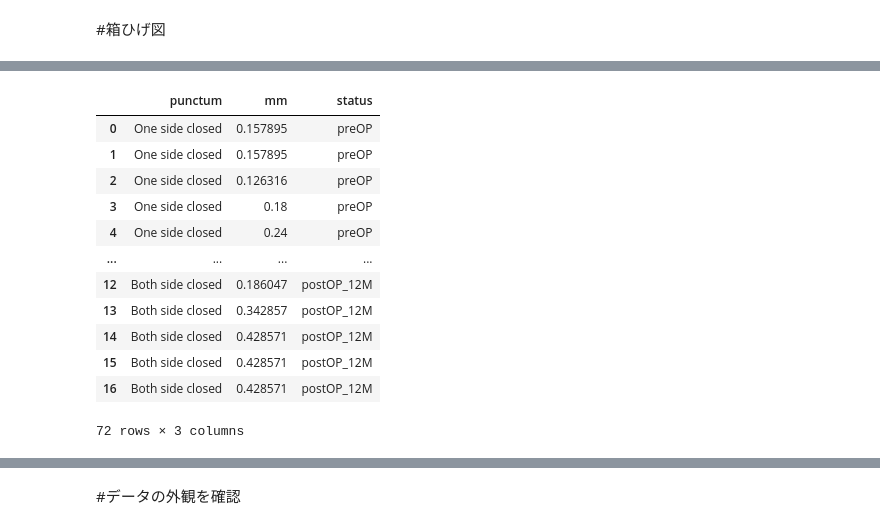
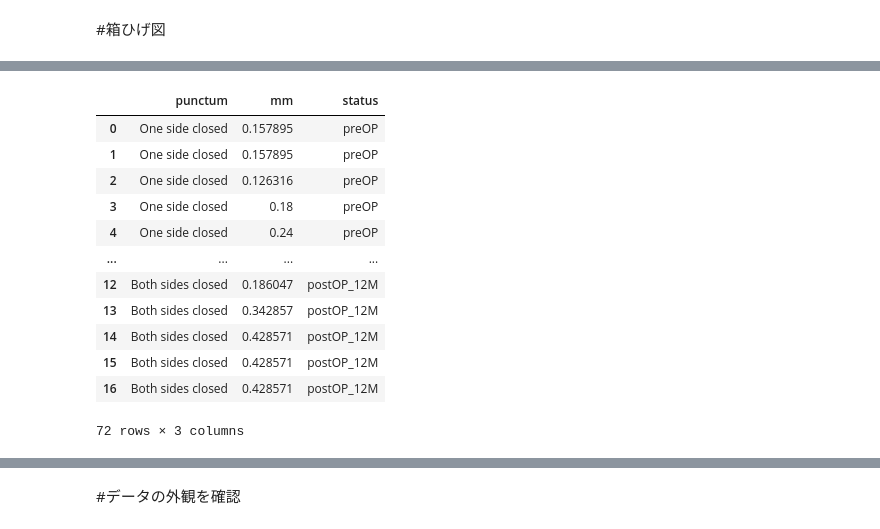
Before and after one commit to ykitaguchi77/statistics_for_articles, a Jupyter notebook: Canalicular_excision.ipynb, the cells around one changed output, grey strips where cells are left out. Cells and saved outputs as stored; diff of their text form; code cells hidden in the pictures.

```diff
--- a/Canalicular_excision.ipynb
+++ b/Canalicular_excision.ipynb
@@ -383,45 +504,45 @@ for i in range(len(df_single)):
     df_single_TM_pre.loc[i, "status"] = "preOP"
 
 for i in range(len(df_double)):
-    df_double_TM_pre.loc[i, "punctum"] = "Both side closed"
+    df_double_TM_pre.loc[i, "punctum"] = "Both sides closed"
     df_double_TM_pre.loc[i, "mm"] = df_doubles.loc[i, "TM_pre_mm"]
     df_double_TM_pre.loc[i, "status"] = "preOP"
 
 for i in range(len(df_single)):
     df_single_TM_3M.loc[i, "punctum"] = "One side closed"
     df_single_TM_3M.loc[i, "mm"] = df_singles.loc[i, "TM_3M_mm"]
     df_single_TM_3M.loc[i, "status"] = "postOP_3M"
 
 for i in range(len(df_double)):
-    df_double_TM_3M.loc[i, "punctum"] = "Both side closed"
+    df_double_TM_3M.loc[i, "punctum"] = "Both sides closed"
     df_double_TM_3M.loc[i, "mm"] = df_doubles.loc[i, "TM_3M_mm"]
     df_double_TM_3M.loc[i, "status"] = "postOP_3M"
 
 for i in range(len(df_single)):
     df_single_TM_12M.loc[i, "punctum"] = "One side closed"
     df_single_TM_12M.loc[i, "mm"] = df_singles.loc[i, "TM_12M_mm"]
     df_single_TM_12M.loc[i, "status"] = "postOP_12M"
 
 for i in range(len(df_double)):
-    df_double_TM_12M.loc[i, "punctum"] = "Both side closed"
+    df_double_TM_12M.loc[i, "punctum"] = "Both sides closed"
     df_double_TM_12M.loc[i, "mm"] = df_doubles.loc[i, "TM_12M_mm"]
     df_double_TM_12M.loc[i, "status"] = "postOP_12M"
 
 df_TM = pd.concat([df_single_TM_pre, df_double_TM_pre, df_single_TM_3M, df_double_TM_3M, df_single_TM_12M, df_double_TM_12M], axis=0)
 df_TM
 # %% [output]
 |  | punctum | mm | status |
 | 0 | One side closed | 0.157895 | preOP |
 | 1 | One side closed | 0.157895 | preOP |
 | 2 | One side closed | 0.126316 | preOP |
 | 3 | One side closed | 0.18 | preOP |
 | 4 | One side closed | 0.24 | preOP |
 | ... | ... | ... | ... |
-| 12 | Both side closed | 0.186047 | postOP_12M |
-| 13 | Both side closed | 0.342857 | postOP_12M |
-| 14 | Both side closed | 0.428571 | postOP_12M |
-| 15 | Both side closed | 0.428571 | postOP_12M |
-| 16 | Both side closed | 0.428571 | postOP_12M |
+| 12 | Both sides closed | 0.186047 | postOP_12M |
+| 13 | Both sides closed | 0.342857 | postOP_12M |
+| 14 | Both sides closed | 0.428571 | postOP_12M |
+| 15 | Both sides closed | 0.428571 | postOP_12M |
+| 16 | Both sides closed | 0.428571 | postOP_12M |
 72 rows × 3 columns
 # %%
 #https://stats.biopapyrus.jp/python/boxplot.html
```
Also changed, not shown: parts of 12 cells of this notebook.
